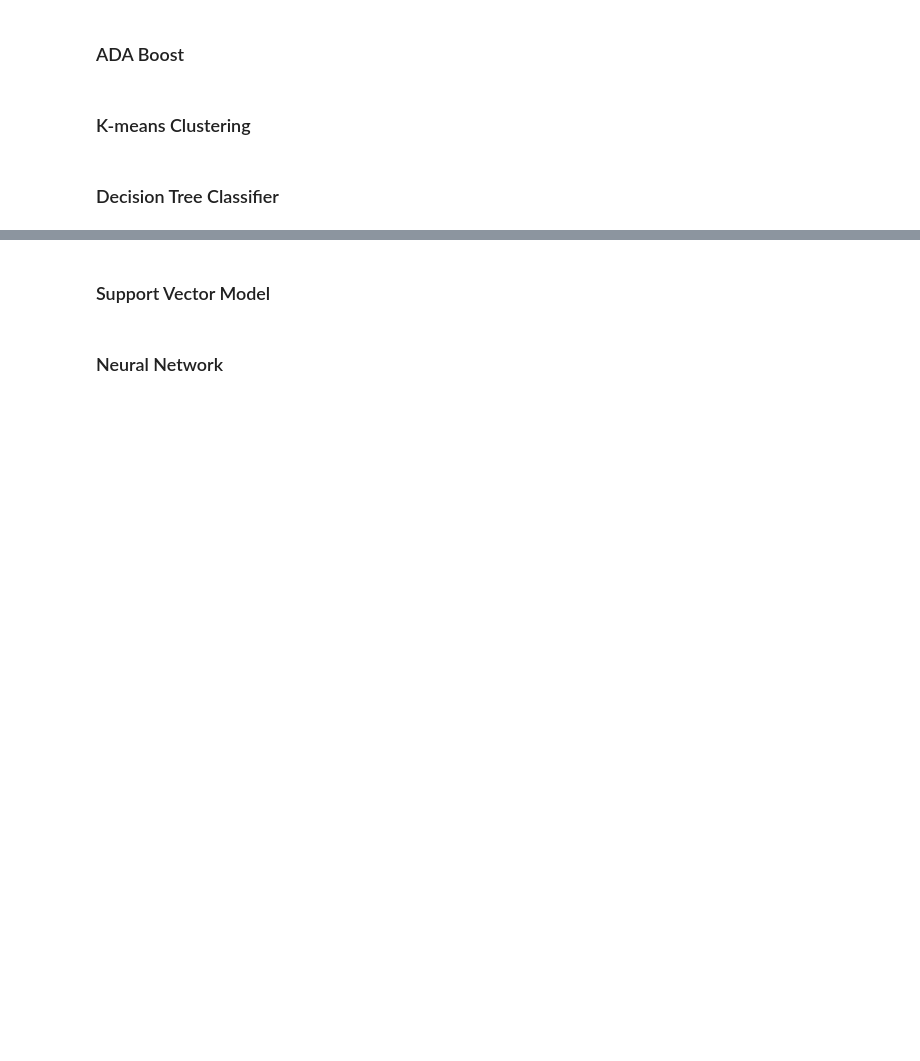
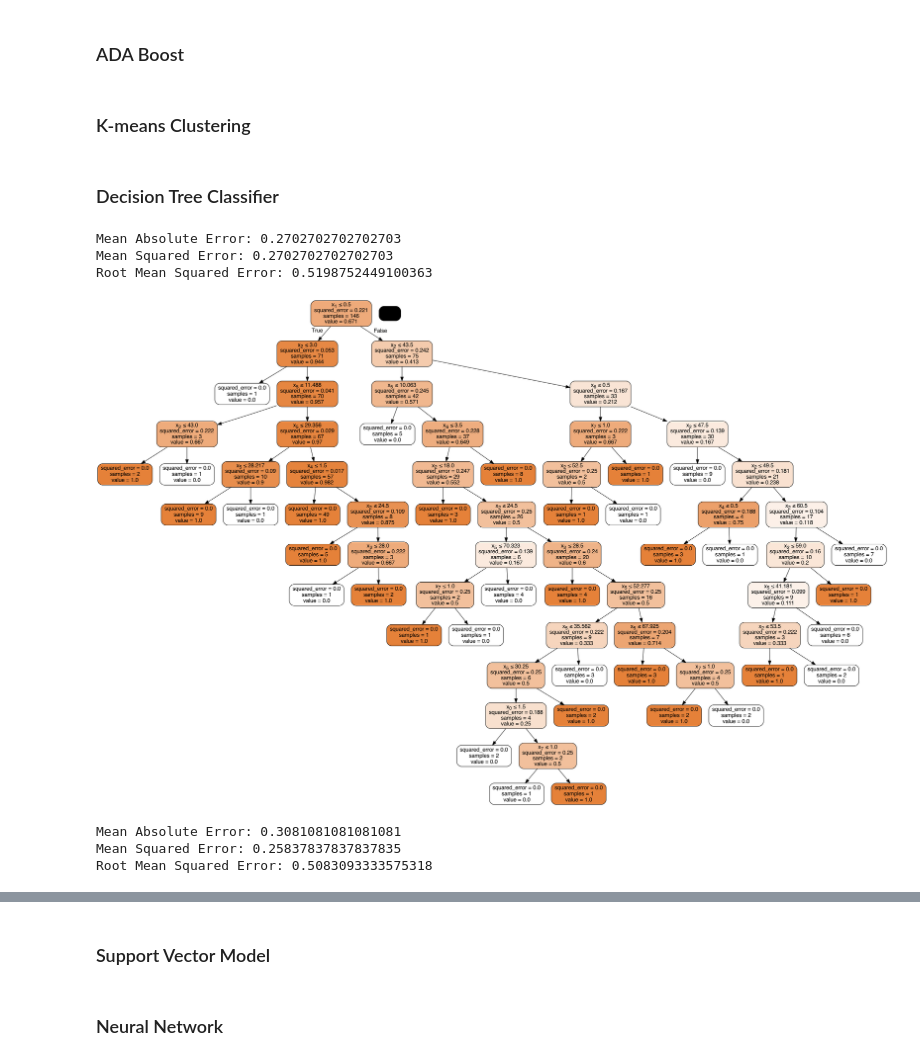
Before and after one commit to aelichung/ml-titanic, a Jupyter notebook: CIS053 Final - ML titanic.ipynb, the cells around one changed output, grey strips where cells are left out. Drawn from its saved outputs; the diff is of its cells as text; code cells hidden in the pictures; blank space fills up the shorter version.

Commit message:
add decision tree regressor model

```diff
--- a/CIS053 Final - ML titanic.ipynb
+++ b/CIS053 Final - ML titanic.ipynb
@@ -461,3 +461,52 @@ plt.show()
 ### K-means Clustering
 # %% [markdown]
 ### Decision Tree Classifier
+# %%
+from sklearn import metrics
+from sklearn.tree import DecisionTreeRegressor
+from io import StringIO
+from sklearn.tree import export_graphviz
+import pydotplus
+from IPython.display import Image
+
+
+# decision tree with no max depth
+dectree = DecisionTreeRegressor()
+dectree.fit(x_train, y_train)
+
+y_pred = dectree.predict(x_test)
+
+df=pd.DataFrame({'Actual':y_test, 'Predicted':y_pred})
+
+print('Mean Absolute Error:', metrics.mean_absolute_error(y_test, y_pred))
+print('Mean Squared Error:', metrics.mean_squared_error(y_test, y_pred))
+print('Root Mean Squared Error:', np.sqrt(metrics.mean_squared_error(y_test, y_pred)))
+# %% [output]
+Mean Absolute Error: 0.2702702702702703
+Mean Squared Error: 0.2702702702702703
+Root Mean Squared Error: 0.5198752449100363
+# %%
+dot_data = StringIO()
+export_graphviz(dectree, out_file=dot_data,
+                filled=True, rounded=True,
+                special_characters=True)
+graph = pydotplus.graph_from_dot_data(dot_data.getvalue())
+Image(graph.create_png())
+# %% [output]
+[figure, added]
+# %%
+# decision tree with max depth = 6
+dectree_6 = DecisionTreeRegressor(max_depth=6)
+dectree_6.fit(x_train, y_train)
+
+y_pred = dectree_6.predict(x_test)
+
+df=pd.DataFrame({'Actual':y_test, 'Predicted':y_pred})
+
+print('Mean Absolute Error:', metrics.mean_absolute_error(y_test, y_pred))
+print('Mean Squared Error:', metrics.mean_squared_error(y_test, y_pred))
+print('Root Mean Squared Error:', np.sqrt(metrics.mean_squared_error(y_test, y_pred)))
+# %% [output]
+Mean Absolute Error: 0.3081081081081081
+Mean Squared Error: 0.25837837837837835
+Root Mean Squared Error: 0.5083093333575318
```
Also changed, not shown: parts of 1 cell of this notebook.
